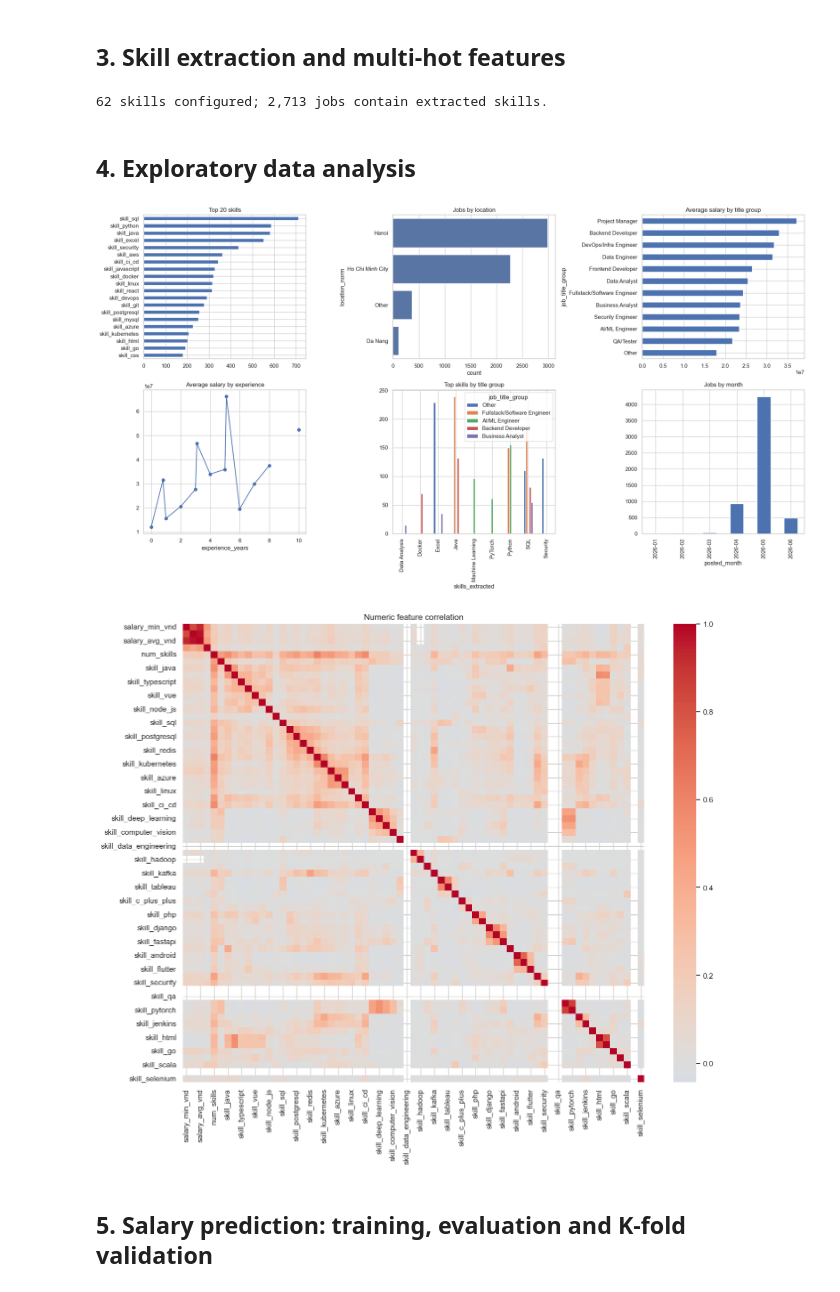
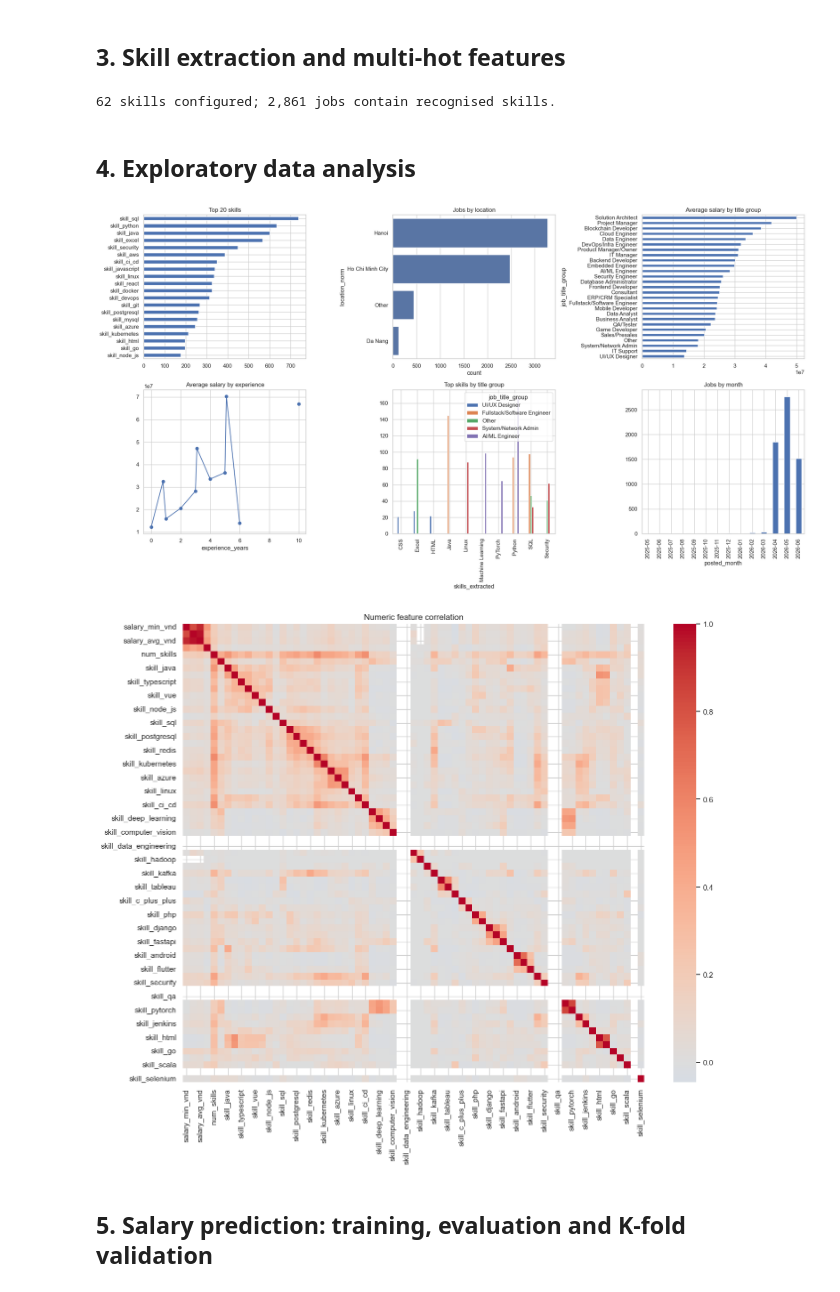
Before and after one commit to canhphu/job_prediction, a Jupyter notebook: notebooks/exploratory_data_analysis.ipynb, the cells around one changed output. Drawn from its saved outputs; the diff is of its cells as text; code cells hidden in the pictures.

```diff
--- a/notebooks/exploratory_data_analysis.ipynb
+++ b/notebooks/exploratory_data_analysis.ipynb
@@ -159,12 +180,16 @@ def extract_skills(description):
     return [skill for skill, pattern in SKILL_PATTERNS.items() if pattern.search(text)]
 
 def parse_existing_skills(value):
-    if pd.isna(value): return []
-    text = str(value)
-    return [skill for skill in SKILLS if re.search(r'(?<!\w)' + re.escape(skill) + r'(?!\w)', text, re.I)]
+    # Dùng cùng pattern với description (Node.js, C++, C#, CI/CD...) để hai nguồn nhất quán.
+    return extract_skills(value)
 
 df['skills_extracted'] = df.apply(lambda row: extract_skills(row['description_clean']) or parse_existing_skills(row['skills_existing']), axis=1)
-df['num_skills'] = df['skills_extracted'].str.len()
+# Giữ skill_count đã được feature engineering nếu có; nó đếm toàn bộ skill trong dữ liệu gốc.
+# skills_extracted vẫn dùng từ điển chuẩn 62 skill để phân tích trend và tạo các cột multi-hot.
+if 'skill_count' in df.columns:
+    df['num_skills'] = pd.to_numeric(df['skill_count'], errors='coerce').fillna(0).astype(int)
+else:
+    df['num_skills'] = df['skills_extracted'].str.len()
 # Slug rõ nghĩa, bảo đảm duy nhất (đặc biệt C++ và C#).
 SKILL_SLUGS = {'C++': 'c_plus_plus', 'C#': 'c_sharp'}
 skill_columns = []
@@ -172,31 +197,48 @@ for skill in SKILLS:
     col = 'skill_' + SKILL_SLUGS.get(skill, re.sub(r'[^a-z0-9]+', '_', skill.lower()).strip('_'))
     df[col] = df['skills_extracted'].apply(lambda found, s=skill: int(s in found))
     skill_columns.append(col)
-print(f'{len(SKILLS)} skills configured; {df.num_skills.gt(0).sum():,} jobs contain extracted skills.')
+# Với jobs_featured_full.csv, skill trend phải dùng các cột nhị phân đã feature,
+# không dùng skill_count (đây là số lượng skill của một tin, không phải một skill).
+featured_skill_columns = [col for col in INPUT_FEATURED_SKILL_COLUMNS if col in df.columns]
+featured_skill_labels = {
+    col: col.removeprefix('skill_').replace('_', '/') if col == 'skill_CI_CD'
+    else col.removeprefix('skill_').replace('_', ' ')
+    for col in featured_skill_columns
+}
+trend_skill_columns = featured_skill_columns if IS_FEATURED_DATA and featured_skill_columns else skill_columns
+trend_skill_labels = featured_skill_labels if IS_FEATURED_DATA and featured_skill_columns else {col: skill for skill, col in zip(SKILLS, skill_columns)}
+print(f'{len(SKILLS)} skills configured; {df.skills_extracted.str.len().gt(0).sum():,} jobs contain recognised skills.')
+print(f"{len(trend_skill_columns)} feature skill columns used for trend analysis: {', '.join(trend_skill_labels[col] for col in trend_skill_columns)}")
 with open(ARTIFACT_DIR / 'skill_dictionary.json', 'w', encoding='utf-8') as f:
     json.dump({'skills': SKILLS}, f, ensure_ascii=False, indent=2)
 # %% [output]
-62 skills configured; 2,713 jobs contain extracted skills.
+62 skills configured; 2,861 jobs contain recognised skills.
 # %% [markdown]
 ## 4. Exploratory data analysis
 # %%
-skill_counts = df[skill_columns].sum().sort_values(ascending=False)
+# Đếm trực tiếp từ các cột skill đã feature. Mỗi cột là cờ 0/1 nên tổng là số tin tuyển dụng yêu cầu skill đó.
+trend_skill_counts = df[trend_skill_columns].apply(pd.to_numeric, errors='coerce').fillna(0).sum().sort_values(ascending=False)
+# Gộp theo nhãn chuẩn để tránh hiển thị trùng nếu schema sau này có hai cột cùng một skill.
+skill_counts = trend_skill_counts.rename(index=trend_skill_labels).groupby(level=0).sum().sort_values(ascending=False)
+display(pd.DataFrame({'skill': skill_counts.index, 'job_count': skill_counts.values,
+                      'zero_count': [int((pd.to_numeric(df[col], errors='coerce').fillna(0) == 0).sum()) for col in trend_skill_counts.index]}))
 fig, axes = plt.subplots(2, 3, figsize=(20, 11))
 skill_counts.head(20).sort_values().plot.barh(ax=axes[0,0], title='Top 20 skills')
 sns.countplot(data=df, y='location_norm', order=df['location_norm'].value_counts().index, ax=axes[0,1]); axes[0,1].set_title('Jobs by location')
 df.groupby('job_title_group')['salary_avg_vnd'].mean().sort_values().plot.barh(ax=axes[0,2], title='Average salary by title group')
 df.groupby('experience_years')['salary_avg_vnd'].mean().sort_index().plot(kind='line', marker='o', ax=axes[1,0], title='Average salary by experience')
 top_groups = df['job_title_group'].value_counts().head(5).index
-role_skill = df[['job_title_group', 'skills_extracted']].explode('skills_extracted').dropna(subset=['skills_extracted'])
-pd.crosstab(role_skill['job_title_group'], role_skill['skills_extracted']).reindex(top_groups).T.apply(lambda x: x.nlargest(3)).dropna(how='all').plot.bar(ax=axes[1,1], title='Top skills by title group')
+role_skill = df.melt(id_vars='job_title_group', value_vars=trend_skill_columns, var_name='skill_column', value_name='has_skill')
+role_skill = role_skill[role_skill['has_skill'].eq(1)].assign(skill=lambda x: x['skill_column'].map(trend_skill_labels))
+pd.crosstab(role_skill['job_title_group'], role_skill['skill']).reindex(top_groups).T.apply(lambda x: x.nlargest(3)).dropna(how='all').plot.bar(ax=axes[1,1], title='Top skills by title group')
 df['posted_month'] = df['posted_date'].dt.to_period('M').astype(str).replace('NaT', np.nan)
 df['posted_month'].value_counts().sort_index().plot.bar(ax=axes[1,2], title='Jobs by month')
 plt.tight_layout(); plt.show()
 numeric_cols = ['salary_min_vnd', 'salary_max_vnd', 'salary_avg_vnd', 'experience_years', 'num_skills'] + skill_columns
 plt.figure(figsize=(15, 12)); sns.heatmap(df[numeric_cols].corr(), cmap='coolwarm', center=0); plt.title('Numeric feature correlation'); plt.show()
 # %% [output]
-[figure, old version]
+[figure, new version]
-[figure, old version]
+[figure, new version]
 # %% [markdown]
 ## 5. Salary prediction: training, evaluation and K-fold validation
 # %%
```
Also changed, not shown: parts of 9 cells of this notebook, 1 other file.
